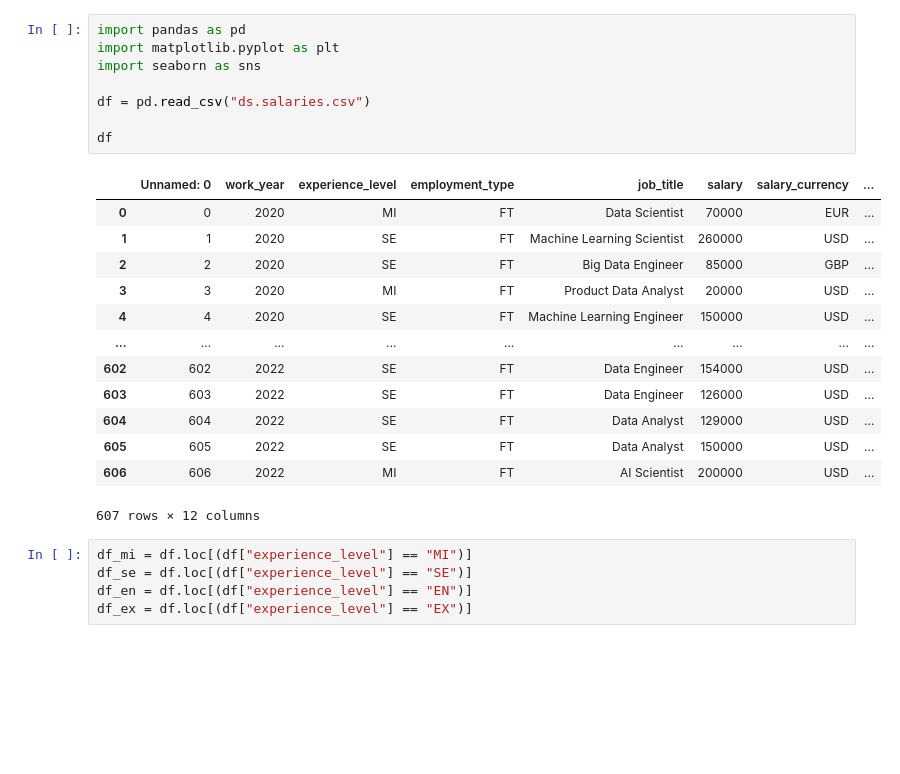
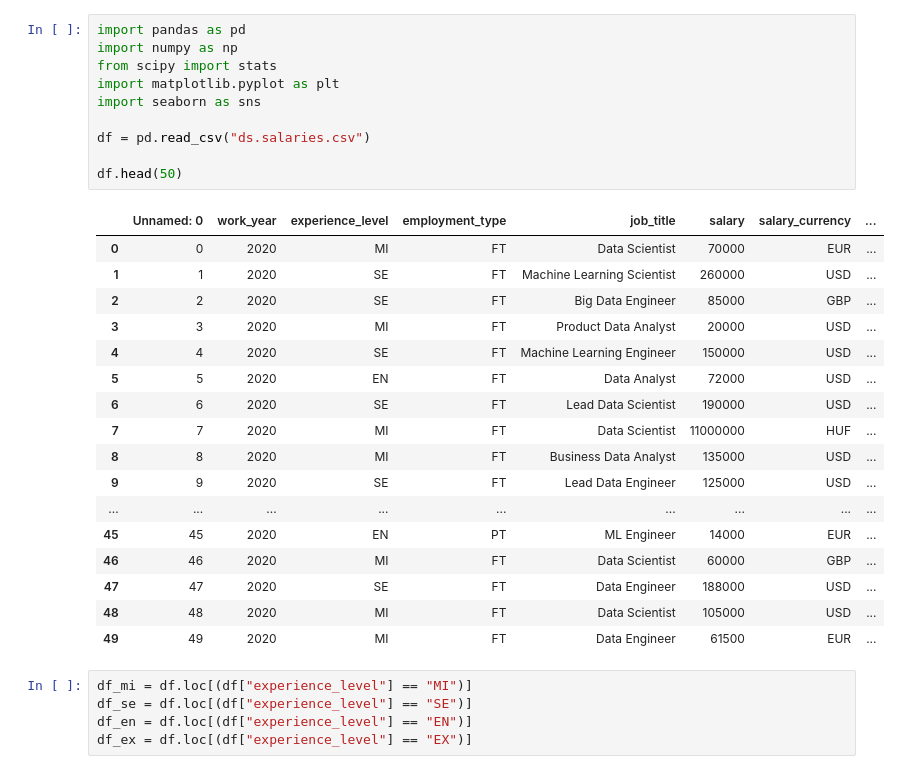
Before and after one commit to Sua95/pandas_project, a Jupyter notebook: data_salaries.ipynb, the cells around one changed output. Cells and saved outputs as stored; diff of their text form; blank space fills up the shorter version.

```diff
--- a/data_salaries.ipynb
+++ b/data_salaries.ipynb
@@ -1,25 +1,31 @@
 # %%
 import pandas as pd
+import numpy as np
+from scipy import stats
 import matplotlib.pyplot as plt
 import seaborn as sns
 
 df = pd.read_csv("ds.salaries.csv")
 
-df
+df.head(50)
 # %% [output]
 |  | Unnamed: 0 | work_year | experience_level | employment_type | job_title | salary | salary_currency | ... |
 | 0 | 0 | 2020 | MI | FT | Data Scientist | 70000 | EUR | ... |
 | 1 | 1 | 2020 | SE | FT | Machine Learning Scientist | 260000 | USD | ... |
 | 2 | 2 | 2020 | SE | FT | Big Data Engineer | 85000 | GBP | ... |
 | 3 | 3 | 2020 | MI | FT | Product Data Analyst | 20000 | USD | ... |
 | 4 | 4 | 2020 | SE | FT | Machine Learning Engineer | 150000 | USD | ... |
+| 5 | 5 | 2020 | EN | FT | Data Analyst | 72000 | USD | ... |
+| 6 | 6 | 2020 | SE | FT | Lead Data Scientist | 190000 | USD | ... |
+| 7 | 7 | 2020 | MI | FT | Data Scientist | 11000000 | HUF | ... |
+| 8 | 8 | 2020 | MI | FT | Business Data Analyst | 135000 | USD | ... |
+| 9 | 9 | 2020 | SE | FT | Lead Data Engineer | 125000 | USD | ... |
 | ... | ... | ... | ... | ... | ... | ... | ... | ... |
-| 602 | 602 | 2022 | SE | FT | Data Engineer | 154000 | USD | ... |
-| 603 | 603 | 2022 | SE | FT | Data Engineer | 126000 | USD | ... |
-| 604 | 604 | 2022 | SE | FT | Data Analyst | 129000 | USD | ... |
-| 605 | 605 | 2022 | SE | FT | Data Analyst | 150000 | USD | ... |
-| 606 | 606 | 2022 | MI | FT | AI Scientist | 200000 | USD | ... |
+| 45 | 45 | 2020 | EN | PT | ML Engineer | 14000 | EUR | ... |
+| 46 | 46 | 2020 | MI | FT | Data Scientist | 60000 | GBP | ... |
+| 47 | 47 | 2020 | SE | FT | Data Engineer | 188000 | USD | ... |
+| 48 | 48 | 2020 | MI | FT | Data Scientist | 105000 | USD | ... |
+| 49 | 49 | 2020 | MI | FT | Data Engineer | 61500 | EUR | ... |
-607 rows × 12 columns
 # %%
 df_mi = df.loc[(df["experience_level"] == "MI")]
 df_se = df.loc[(df["experience_level"] == "SE")]
```
Also changed, not shown: parts of 2 cells of this notebook.
